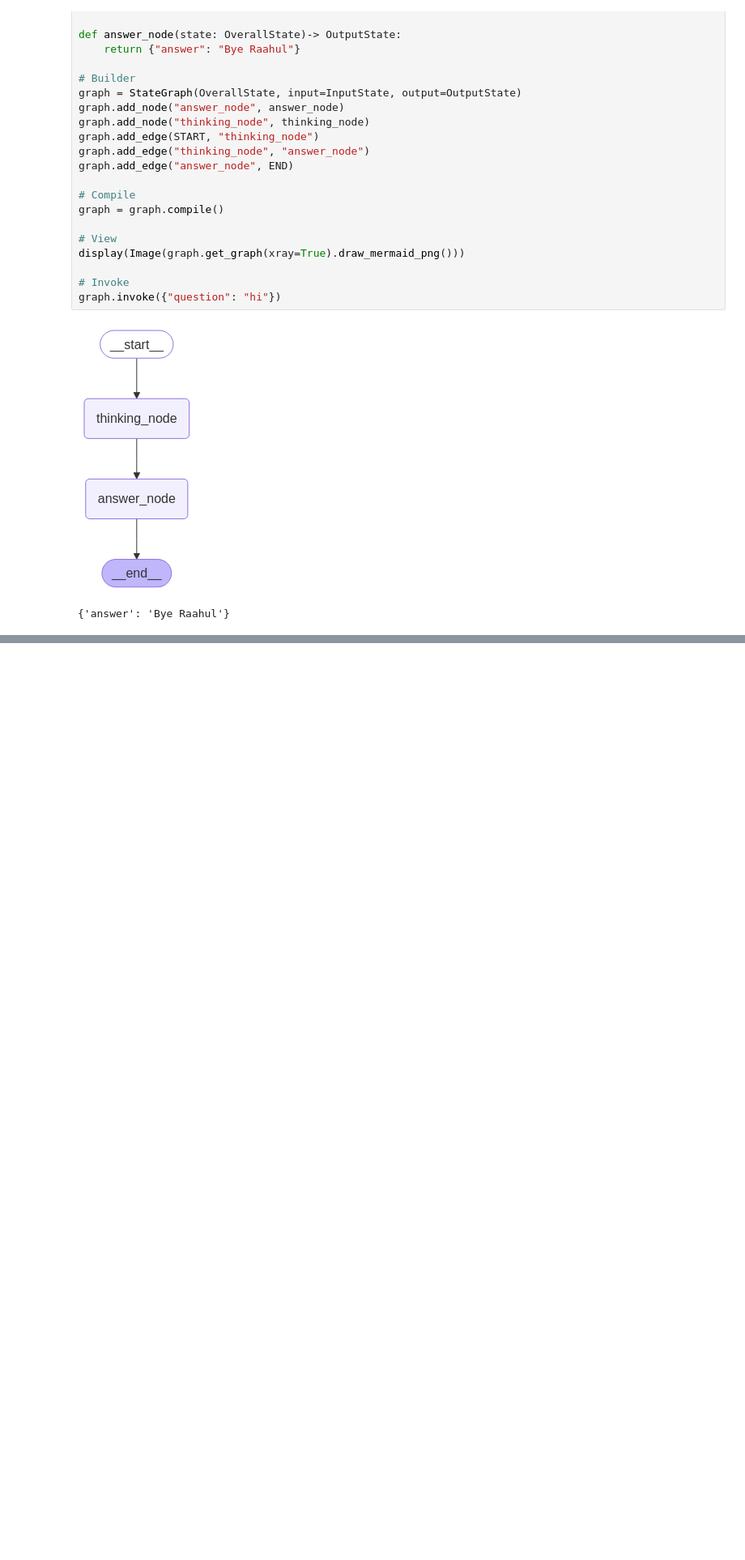
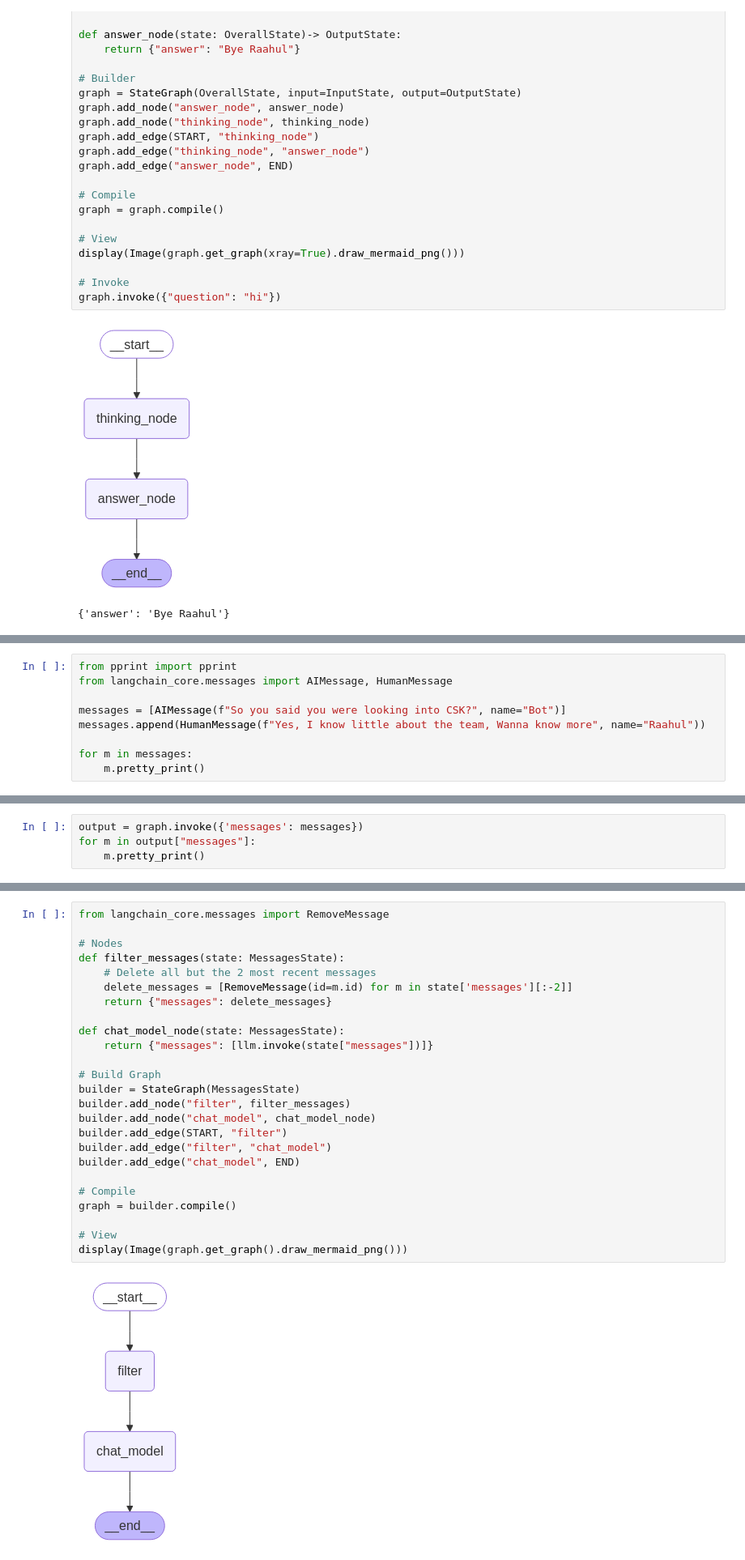
Before and after one commit to Raahul-G/AI-Agent-Langchain, a Jupyter notebook: Module_2.ipynb, the cells around one changed output, grey strips where cells are left out. Shown at 81% size. Drawn from its saved outputs; the diff is of its cells as text; blank space fills up the shorter version.

Commit message:
M2-FIlter-and-Trim-Commit

```diff
--- a/Module_2.ipynb
+++ b/Module_2.ipynb
@@ -593,0 +604,9 @@ graph.invoke({"question": "hi"})
+# %%
+from pprint import pprint
+from langchain_core.messages import AIMessage, HumanMessage
+
+messages = [AIMessage(f"So you said you were looking into CSK?", name="Bot")]
+messages.append(HumanMessage(f"Yes, I know little about the team, Wanna know more", name="Raahul"))
+
+for m in messages:
+    m.pretty_print()
@@ -593,0 +652,4 @@ graph.invoke({"question": "hi"})
+# %%
+output = graph.invoke({'messages': messages})
+for m in output["messages"]:
+    m.pretty_print()
@@ -593,0 +684,27 @@ graph.invoke({"question": "hi"})
+# %%
+from langchain_core.messages import RemoveMessage
+
+# Nodes
+def filter_messages(state: MessagesState):
+    # Delete all but the 2 most recent messages
+    delete_messages = [RemoveMessage(id=m.id) for m in state['messages'][:-2]]
+    return {"messages": delete_messages}
+
+def chat_model_node(state: MessagesState):
+    return {"messages": [llm.invoke(state["messages"])]}
+
+# Build Graph
+builder = StateGraph(MessagesState)
+builder.add_node("filter", filter_messages)
+builder.add_node("chat_model", chat_model_node)
+builder.add_edge(START, "filter")
+builder.add_edge("filter", "chat_model")
+builder.add_edge("chat_model", END)
+
+# Compile
+graph = builder.compile()
+
+# View
+display(Image(graph.get_graph().draw_mermaid_png()))
+# %% [output]
+[figure, added]
```
Also changed, not shown: parts of 21 cells of this notebook.
